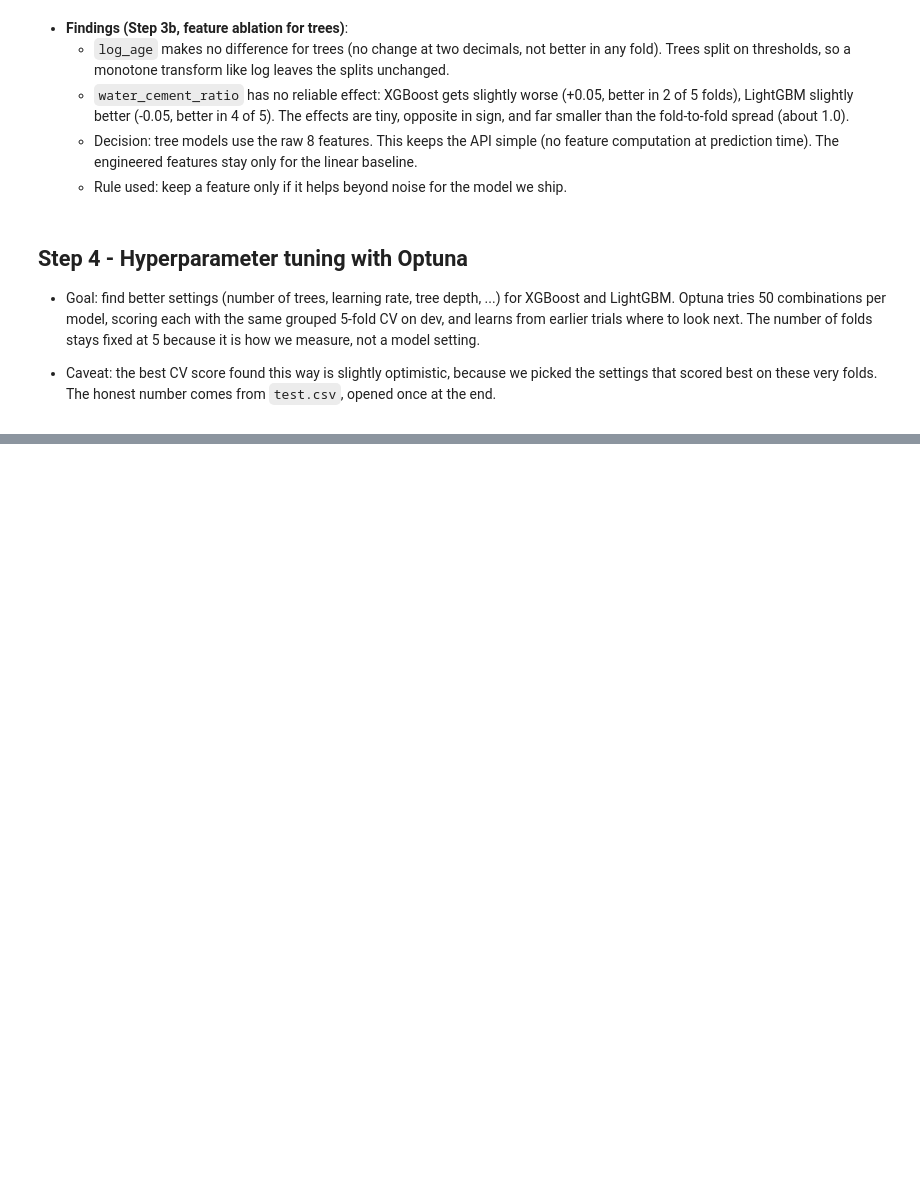
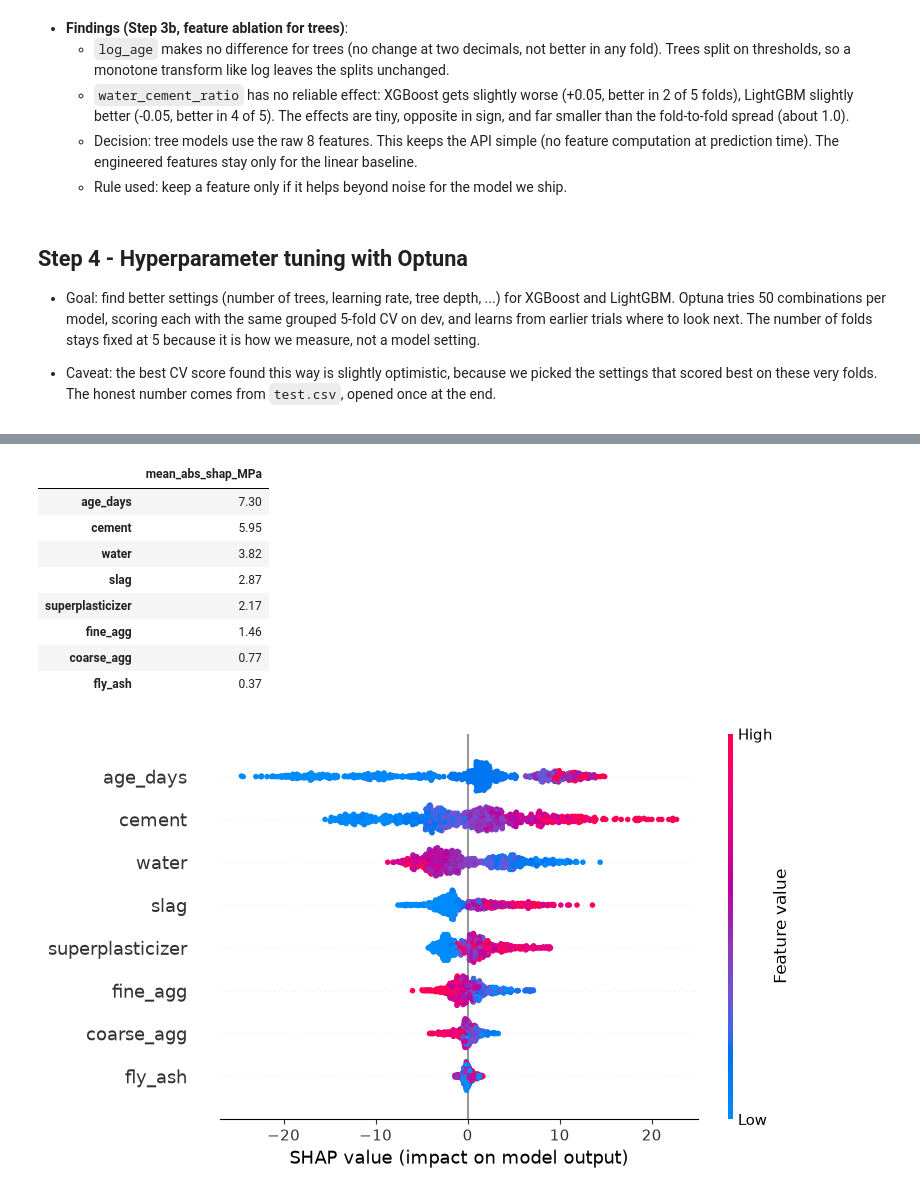
Before and after one commit to Mayank-jeet/StructIQ, a Jupyter notebook: backend/notebooks/02_modeling.ipynb, the cells around one changed output, grey strips where cells are left out. Drawn from its saved outputs; the diff is of its cells as text; code cells hidden in the pictures; blank space fills up the shorter version.

Commit message:
feat(explain): add SHAP explanations with additivity test and hypothesis checks

```diff
--- a/backend/notebooks/02_modeling.ipynb
+++ b/backend/notebooks/02_modeling.ipynb
@@ -213,0 +277,19 @@ plt.show()
+# %%
+import shap
+from src.explain import mean_abs_shap, shap_values
+
+final = build_model("lightgbm", best_params).fit(X8, y)
+sv = shap_values(final, X8)
+display(mean_abs_shap(sv).round(2).to_frame("mean_abs_shap_MPa"))
+shap.summary_plot(sv.values, X8)
+# %% [output]
+|  | mean_abs_shap_MPa |
+| age_days | 7.30 |
+| cement | 5.95 |
+| water | 3.82 |
+| slag | 2.87 |
+| superplasticizer | 2.17 |
+| fine_agg | 1.46 |
+| coarse_agg | 0.77 |
+| fly_ash | 0.37 |
+[figure, added]
```
Also changed, not shown: parts of 15 cells of this notebook, 3 other files.
